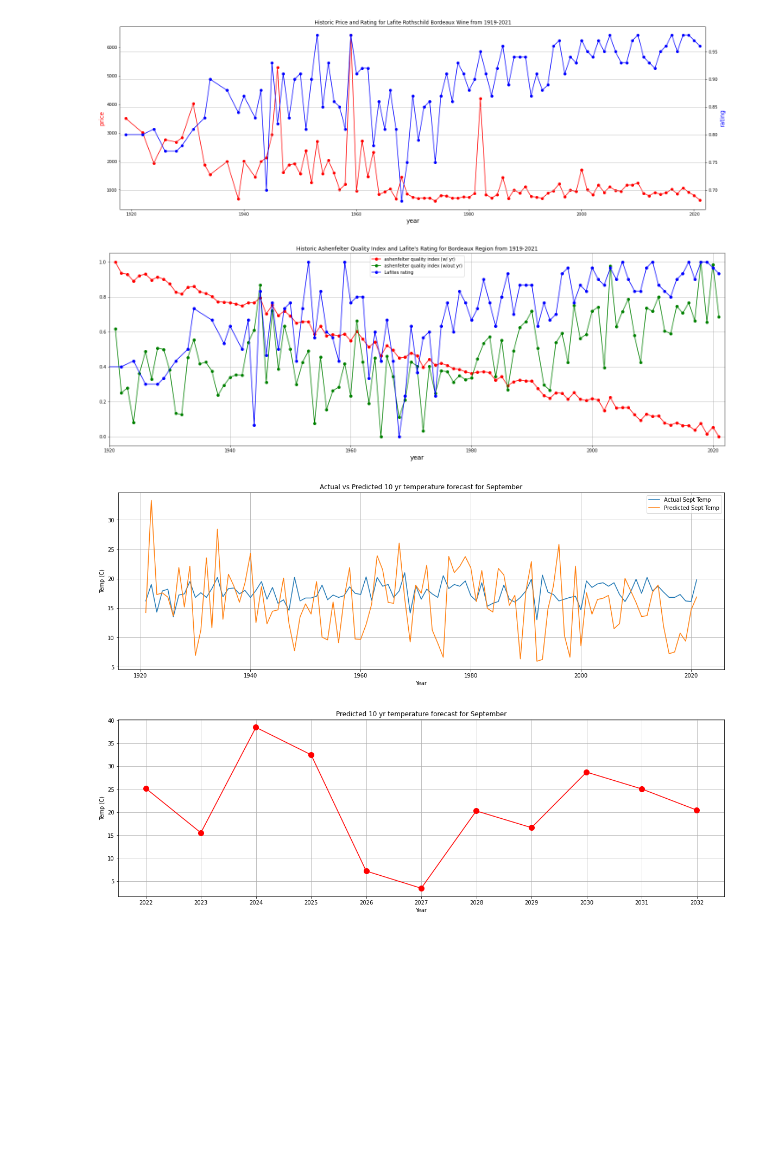
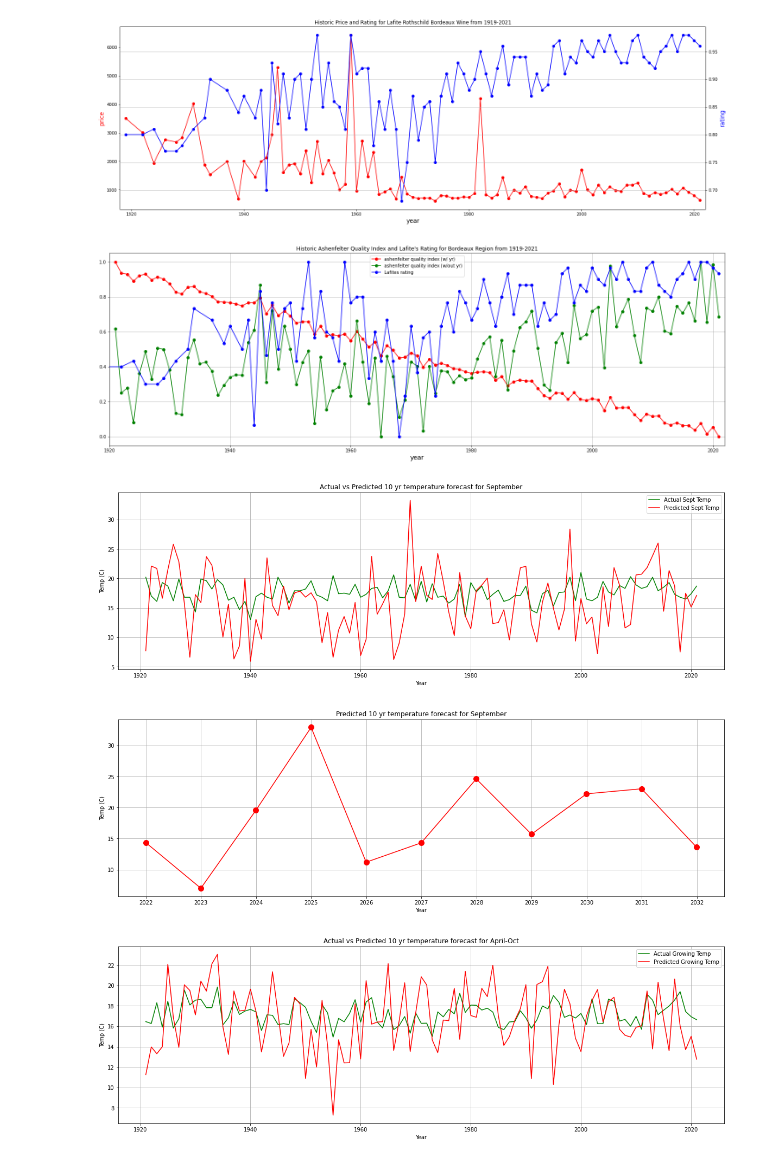
Before and after one commit to polina-golikova/Wine-Quality-Modeling, a Jupyter notebook: source/historic ashenfelter index and lafite's rating and price.ipynb, the cells around one changed output. Drawn from its saved outputs; the diff is of its cells as text; code cells hidden in the pictures; blank space fills up the shorter version.

Commit message:
predicting growing temps

```diff
--- a/source/historic ashenfelter index and lafite's rating and price.ipynb
+++ b/source/historic ashenfelter index and lafite's rating and price.ipynb
@@ -22,7 +22,6 @@ def ashenfelterQualityIndex1(vintageYr,
 
 df1 = pd.read_excel(r'C:/Users/polin/Dropbox/EE 608 spring 2023/project/Wine-Quality-Modeling/data/lafitePriceQuality.xlsx')
 df1 = df1.iloc[::2]
-
 Year = df1['year'].values
 Price = df1['price'].values
 Quality = df1['quality'].values
@@ -30,7 +29,6 @@ Index = []
 for num in Quality:
     q = num.split('/')
     Index.append(float(q[0])/float(q[1]))
-
 fig,ax = plt.subplots()
 fig.set_size_inches(25, 8)
 ax.plot(Year, Price, color="red", marker="o")
@@ -50,7 +48,6 @@ avgTempSept = df2['sepT'].values.tolist()
 avgTempGrowing = df2['avgTempAprilSeptember'].values.tolist()
 totalPrecipAug = df2['totalPSeptAug'].values.tolist()
 totalPrecipWinter = df2['totalPOctMar'].values.tolist()
-
 ashIndex1 = []
 for idx, y in enumerate(Year2):
         ashIndex1.append(ashenfelterQualityIndex1(y,
@@ -64,7 +61,6 @@ for idx, y in enumerate(Year2):
                                             totalPrecipAug[idx],
                                             avgTempSept[idx],
                                             totalPrecipWinter[idx]))
-
 # Normalize Ashenfelter Index (0-1)
 ashIndex1 = (ashIndex1 - np.min(ashIndex1))/(np.max(ashIndex1) - np.min(ashIndex1))
 # Normalize Ashenfelter Index (0-1)
@@ -72,18 +68,13 @@ ashIndex2 = (ashIndex2 - np.min(ashIndex2))/(np.max(ashIndex2) - np.min(ashIndex
 # Normalize Lafite's Rating (0-1)
 lafiteRating = (Index - np.min(Index))/(np.max(Index) - np.min(Index))
 
-
 fig,ax = plt.subplots()
 fig.set_size_inches(25, 8)
-
 ax.plot(Year2, ashIndex1, color="red", marker="o")
 ax.plot(Year2, ashIndex2 ,color="green", marker="o")
 ax.plot(Year, lafiteRating,color="blue", marker="o")
-
 ax.set_xlabel("year", fontsize = 14)
 ax.legend(['ashenfelter quality index (w/ yr)', 'ashenfelter quality index (w/out yr)', 'Lafites rating'])
-
-
 plt.xlim(1920, 2022)
 plt.title("Historic Ashenfelter Quality Index and Lafite's Rating for Bordeaux Region from 1919-2021")
 plt.grid()
@@ -105,36 +96,83 @@ for i in range(num_iterations):
     for j in range(sep_temp_features.shape[0]):
         prediction = np.dot(sep_temp_features[j], weights)
         error = sep_temp_target[j] - prediction
         gradient = -2 * sep_temp_features[j] * error
         weights -= learning_rate * gradient
 sep_temp_pred = np.dot(sep_temp_features, weights)
-error = abs(sep_temp_target - sep_temp_pred)
 plt.figure(figsize=(20,6))
-plt.plot(dates, sep_temp_target, label='Actual Sept Temp')
-plt.plot(dates, sep_temp_pred, label='Predicted Sept Temp')
+plt.plot(dates, sep_temp_target, label='Actual Sept Temp', color='green')
+plt.plot(dates, sep_temp_pred, label='Predicted Sept Temp', color='red')
 plt.grid()
 plt.xlabel('Year')
 plt.ylabel('Temp (C)')
 plt.title('Actual vs Predicted 10 yr temperature forecast for September')
 plt.legend()
 plt.show()
-
 # Predicting September Temperature
 next_10_yrs = pd.date_range(start='2021-12-31', end='2031-12-31', freq='y')
 next_10_yrs_df = pd.DataFrame({'year': next_10_yrs})
 next_10_yrs_df['augT'] = [random.uniform(sep_temp_features[:, 0].min(), sep_temp_features[:, 0].max()) for i in range(len(next_10_yrs))]
 next_10_yrs_df['octT'] = [random.uniform(sep_temp_features[:, 1].min(), sep_temp_features[:, 1].max()) for i in range(len(next_10_yrs))]
 next_10_yrs_df_X = (next_10_yrs_df[['augT', 'octT']].values - sep_temp_features.mean()) / sep_temp_features.std()
 next_10_yrs_sep_temp_pred = np.dot(next_10_yrs_df_X, weights)
 plt.figure(figsize=(20,6))
 plt.plot(next_10_yrs_df['year'], next_10_yrs_sep_temp_pred, color='red', marker=".", markersize=20)
 plt.grid()
 plt.xlabel('Year')
 plt.ylabel('Temp (C)')
 plt.title('Predicted 10 yr temperature forecast for September')
 plt.show()
+
+# Stochastic Gradient on Historic Growing Months Temperature
+dates = df2['year'].values
+growing_temp_features = df2[['aprT', 'mayT', 'junT', 'julT', 'augT', 'sepT', 'octT']].values
+growing_temp_target = df2['avgTempAprilSeptember'].values
+growing_temp_features = (growing_temp_features - growing_temp_features.mean()) / growing_temp_features.std()
+learning_rate = 0.001
+num_iterations = 1000
+weights = np.random.rand(growing_temp_features.shape[1])
+for i in range(num_iterations):
+    permutation = np.random.permutation(growing_temp_features.shape[0])
+    growing_temp_features = growing_temp_features[permutation]
+    growing_temp_target = growing_temp_target[permutation]
+
+    for j in range(growing_temp_features.shape[0]):
+        prediction = np.dot(growing_temp_features[j], weights)
+        error = growing_temp_target[j] - prediction
+        gradient = -2 * growing_temp_features[j] * error
+        weights -= learning_rate * gradient
+growing_temp_pred = np.dot(growing_temp_features, weights)
+plt.figure(figsize=(20,6))
+plt.plot(dates, growing_temp_target, label='Actual Growing Temp', color='green')
+plt.plot(dates, growing_temp_pred, label='Predicted Growing Temp', color='red')
+plt.grid()
+plt.xlabel('Year')
+plt.ylabel('Temp (C)')
+plt.title('Actual vs Predicted 10 yr temperature forecast for April-Oct')
+plt.legend()
+plt.show()
+# Predicting September Temperature
+next_10_yrs = pd.date_range(start='2021-12-31', end='2031-12-31', freq='y')
+next_10_yrs_df = pd.DataFrame({'year': next_10_yrs})
+next_10_yrs_df['aprT'] = [random.uniform(growing_temp_features[:, 0].min(), growing_temp_features[:, 0].max()) for i in range(len(next_10_yrs))]
+next_10_yrs_df['mayT'] = [random.uniform(growing_temp_features[:, 1].min(), growing_temp_features[:, 1].max()) for i in range(len(next_10_yrs))]
+next_10_yrs_df['junT'] = [random.uniform(growing_temp_features[:, 2].min(), growing_temp_features[:, 2].max()) for i in range(len(next_10_yrs))]
+next_10_yrs_df['julT'] = [random.uniform(growing_temp_features[:, 3].min(), growing_temp_features[:, 3].max()) for i in range(len(next_10_yrs))]
+next_10_yrs_df['augT'] = [random.uniform(growing_temp_features[:, 4].min(), growing_temp_features[:, 4].max()) for i in range(len(next_10_yrs))]
+next_10_yrs_df['sepT'] = [random.uniform(growing_temp_features[:, 5].min(), growing_temp_features[:, 5].max()) for i in range(len(next_10_yrs))]
+next_10_yrs_df['octT'] = [random.uniform(growing_temp_features[:, 6].min(), growing_temp_features[:, 6].max()) for i in range(len(next_10_yrs))]
+next_10_yrs_df_X = (next_10_yrs_df[['aprT', 'mayT', 'junT', 'julT', 'augT', 'sepT', 'octT']].values - growing_temp_features.mean()) / growing_temp_features.std()
+next_10_yrs_growing_temp_pred = np.dot(next_10_yrs_df_X, weights)
+plt.figure(figsize=(20,6))
+plt.plot(next_10_yrs_df['year'], next_10_yrs_growing_temp_pred, color='red', marker=".", markersize=20)
+plt.grid()
+plt.xlabel('Year')
+plt.ylabel('Temp (C)')
+plt.title('Predicted 10 yr temperature forecast for April-Oct')
+plt.show()
 # %% [output]
 [figure]
 [figure]
-[figure, old version]
+[figure, new version]
-[figure, old version]
+[figure, new version]
+[figure, added]
```
Also changed, not shown: parts of 1 cell of this notebook, 1 other file.
